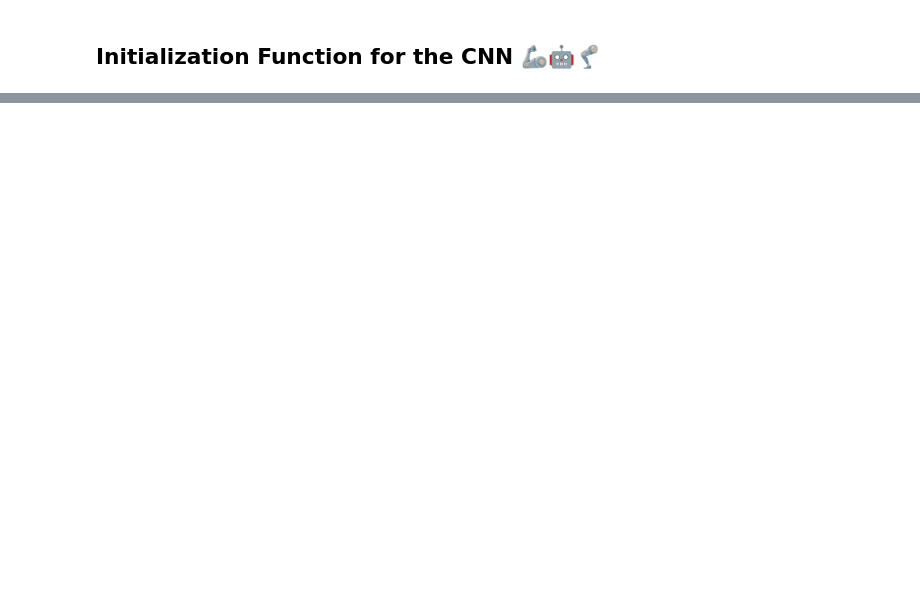
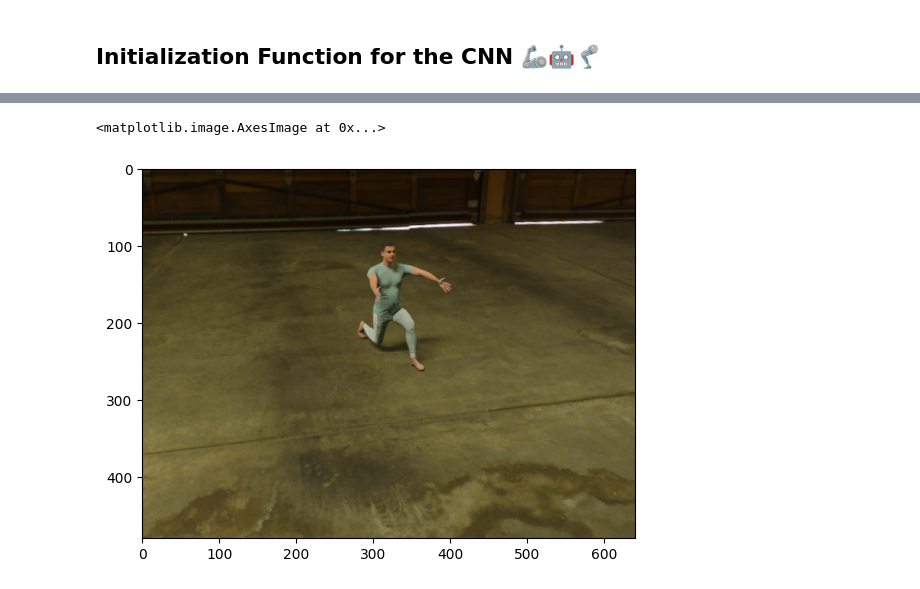
Before and after one commit to kvkirya/pt-ai, a Jupyter notebook: notebooks/CNN_model_KYRILL.ipynb, the cells around one changed output, grey strips where cells are left out. Drawn from its saved outputs; the diff is of its cells as text; code cells hidden in the pictures; blank space fills up the shorter version.

```diff
--- a/notebooks/CNN_model_KYRILL.ipynb
+++ b/notebooks/CNN_model_KYRILL.ipynb
@@ -215,0 +286,5 @@ y_train
+# %%
+plt.imshow(X_test[1])
+# %% [output]
+<matplotlib.image.AxesImage at 0x...>
+[figure, added]
```
Also changed, not shown: parts of 46 cells of this notebook, 1 other file.
